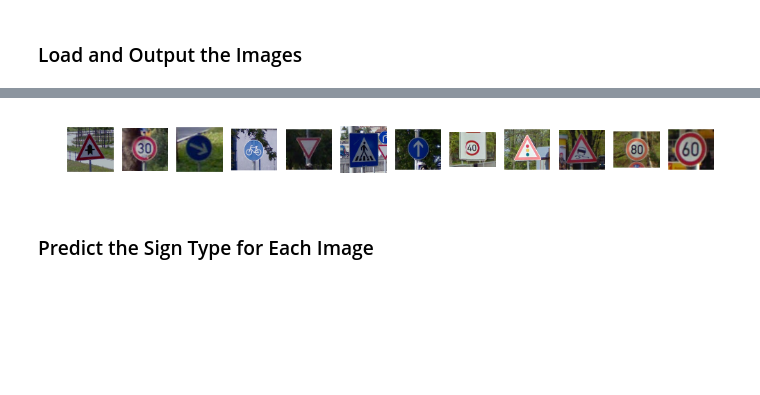
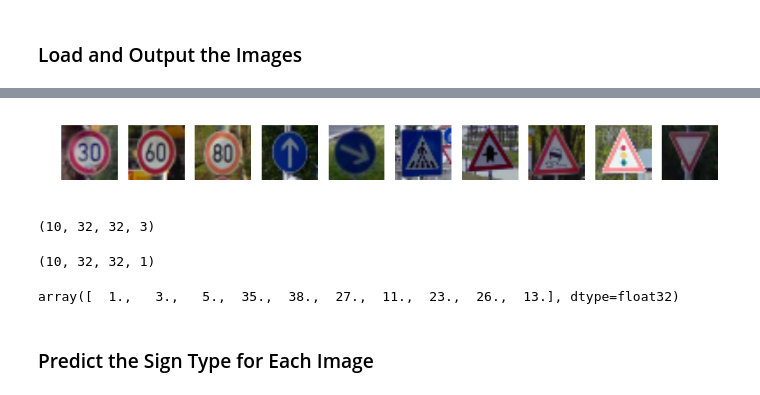
Before and after one commit to kcbighuge/CarND-Traffic-Sign-Classifier-Project-P2, a Jupyter notebook: Traffic_Sign_Classifier_v1.ipynb, the cells around one changed output, grey strips where cells are left out. Drawn from its saved outputs; the diff is of its cells as text; code cells hidden in the pictures; blank space fills up the shorter version.

Commit message:
update test images & labels

```diff
--- a/Traffic_Sign_Classifier_v1.ipynb
+++ b/Traffic_Sign_Classifier_v1.ipynb
@@ -786,27 +784,51 @@ os.listdir("test_images/")
 # %%
 ### Load the images and plot them here.
 list_images = os.listdir("test_images/")
 num_images = len(list_images)
 
 gs1 = gridspec.GridSpec(1,num_images)
 
 plt.rcParams['savefig.dpi']=100.
 plt.figure(figsize=(12,4))
 
+newdata = []  # store new images
+
 for i in range(num_images):
     ax1 = plt.subplot(gs1[i])
     ax1.set_xticklabels([])
     ax1.set_yticklabels([])
     ax1.set_aspect('equal')
 
     img = mpimg.imread('test_images/{}'.format(list_images[i]))
+    img = cv2.resize(img[:,:,:3], (32, 32))
+    newdata.append(img)
 
     plt.subplot(1, num_images, i+1)
     plt.imshow(img)
     plt.axis('off')
 
 plt.show()
 # %% [output]
-[figure, old version]
+[figure, new version]
+# %%
+# convert to ndarray
+newdata = np.array(newdata)
+newdata.shape
+# %% [output]
+(10, 32, 32, 3)
+# %%
+# apply grayscale and normalize
+newdata_gray = np.array([cv2.cvtColor(x, cv2.COLOR_RGB2GRAY) for x in newdata]).reshape(-1, 32, 32, 1)
+newdata_norm = (newdata_gray - (255/2)) / 255
+newdata_norm.shape
+# %% [output]
+(10, 32, 32, 1)
+# %%
+# assign labels to new images
+newdata_labels = [1, 3, 5, 35, 38, 27, 11, 23, 26, 13]
+newdata_labels = np.array(newdata_labels).astype(np.float32)
+newdata_labels
+# %% [output]
+array([  1.,   3.,   5.,  35.,  38.,  27.,  11.,  23.,  26.,  13.], dtype=float32)
 # %% [markdown]
 ### Predict the Sign Type for Each Image
```
Also changed, not shown: parts of 6 cells of this notebook, 20 other files.
